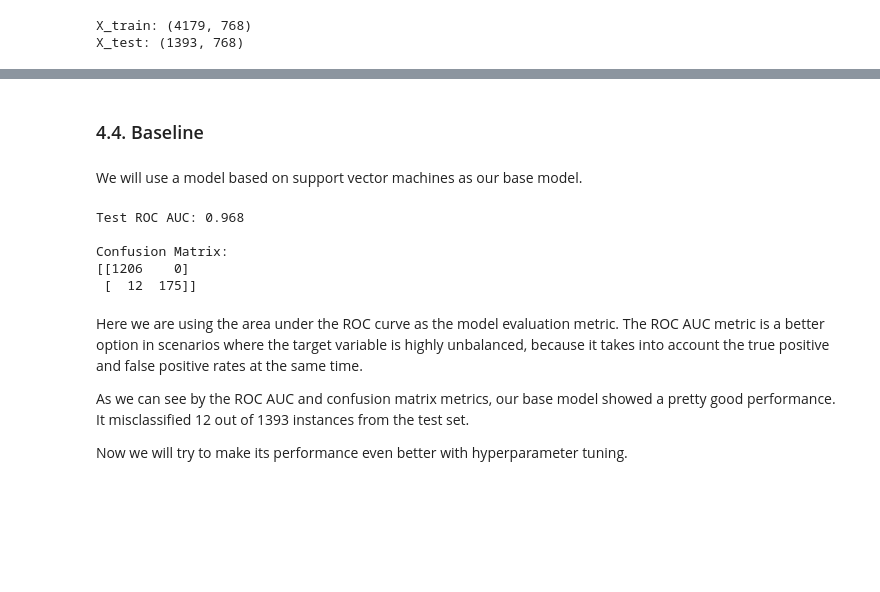
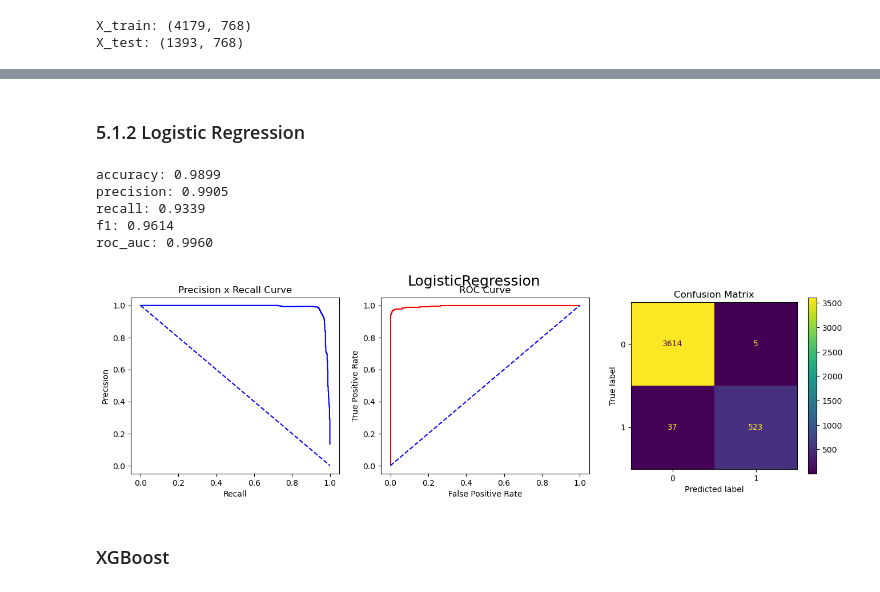
Before and after one commit to IgorTrevelin/data-science, a Jupyter notebook: SMS Spam Detection/spam.ipynb, the cells around one changed output, grey strips where cells are left out. Saved outputs shown, nothing was run; the diff lists cells and outputs as text; code cells hidden in the pictures; blank space fills up the shorter version.

```diff
--- a/SMS Spam Detection/spam.ipynb
+++ b/SMS Spam Detection/spam.ipynb
@@ -149,26 +317,23 @@ X_test: (1393, 768)
+# %% [markdown]
+### <a id="lr"></a>5.1.2 Logistic Regression
+# %%
+lr_params = experiment_model(
+    LogisticRegression(random_state=seed),
+    X_train, y_train,
+    param_grid={
+        "penalty": ["l1", "l2", "elasticnet"],
+        "C": [0.001, 0.01, 0.1, 1, 10, 100, 1000]
+    },
+    cv=StratifiedKFold(n_splits=5, shuffle=True, random_state=seed),
+    scoring="accuracy",
+    n_jobs=-1
+)
+# %% [output]
+accuracy: 0.9899
+precision: 0.9905
+recall: 0.9339
+f1: 0.9614
+roc_auc: 0.9960
+[figure, added]
 # %% [markdown]
-<a id="4-4"></a>
-
-### 4.4. Baseline
+### <a id="xgboost"></a>XGBoost
-# %% [markdown]
-We will use a model based on support vector machines as our base model.
-# %%
-svc = SVC()
-svc.fit(X_train, y_train)
-
-y_pred = svc.predict(X_test)
-auc = np.round(roc_auc_score(y_test, y_pred), 3)
-print(f"Test ROC AUC: {auc}\n")
-print(f"Confusion Matrix:\n{confusion_matrix(y_test, y_pred)}")
-# %% [output]
-Test ROC AUC: 0.968
-
-Confusion Matrix:
-[[1206    0]
- [  12  175]]
-# %% [markdown]
-Here we are using the area under the ROC curve as the model evaluation metric. The ROC AUC metric is a better option in scenarios where the target variable is highly unbalanced, because it takes into account the true positive and false positive rates at the same time.
-
-As we can see by the ROC AUC and confusion matrix metrics, our base model showed a pretty good performance. It misclassified 12 out of 1393 instances from the test set.
-
-Now we will try to make its performance even better with hyperparameter tuning.
```
Also changed, not shown: parts of 28 cells of this notebook.
